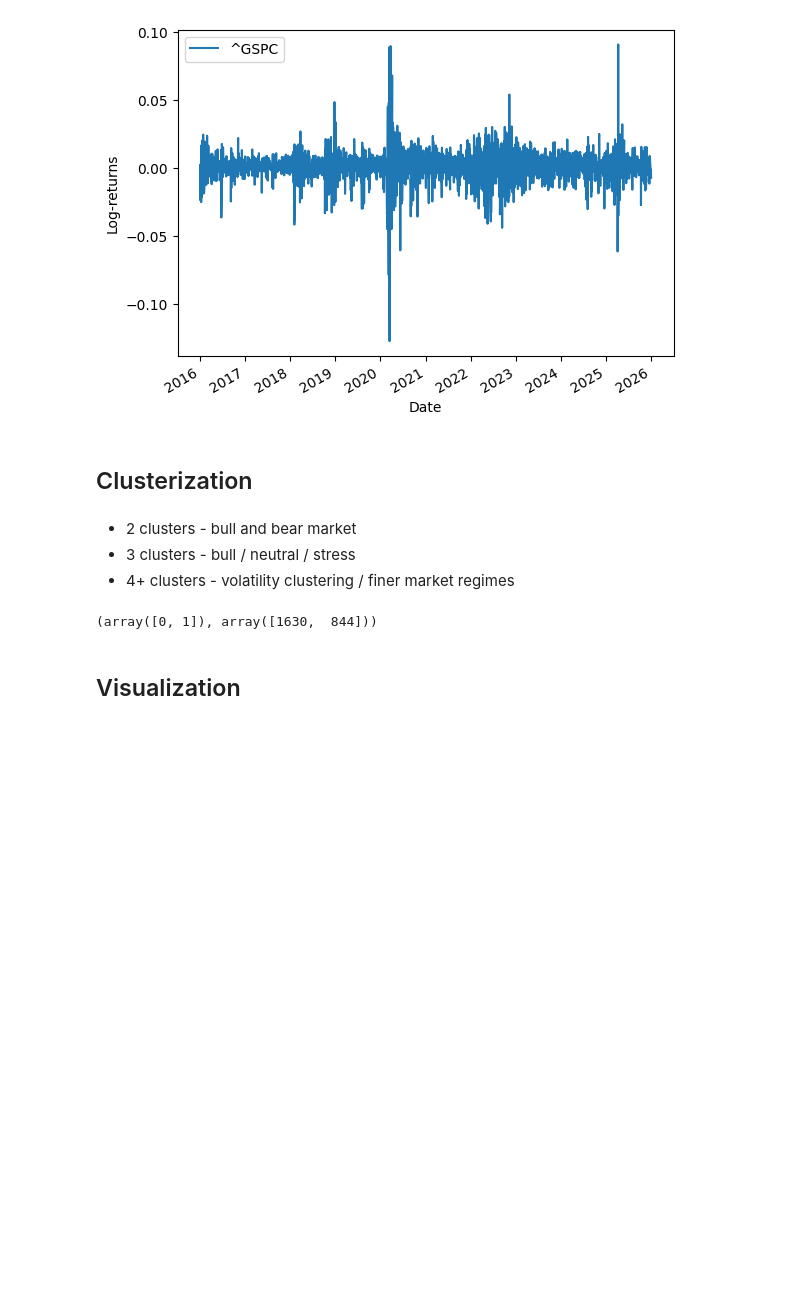
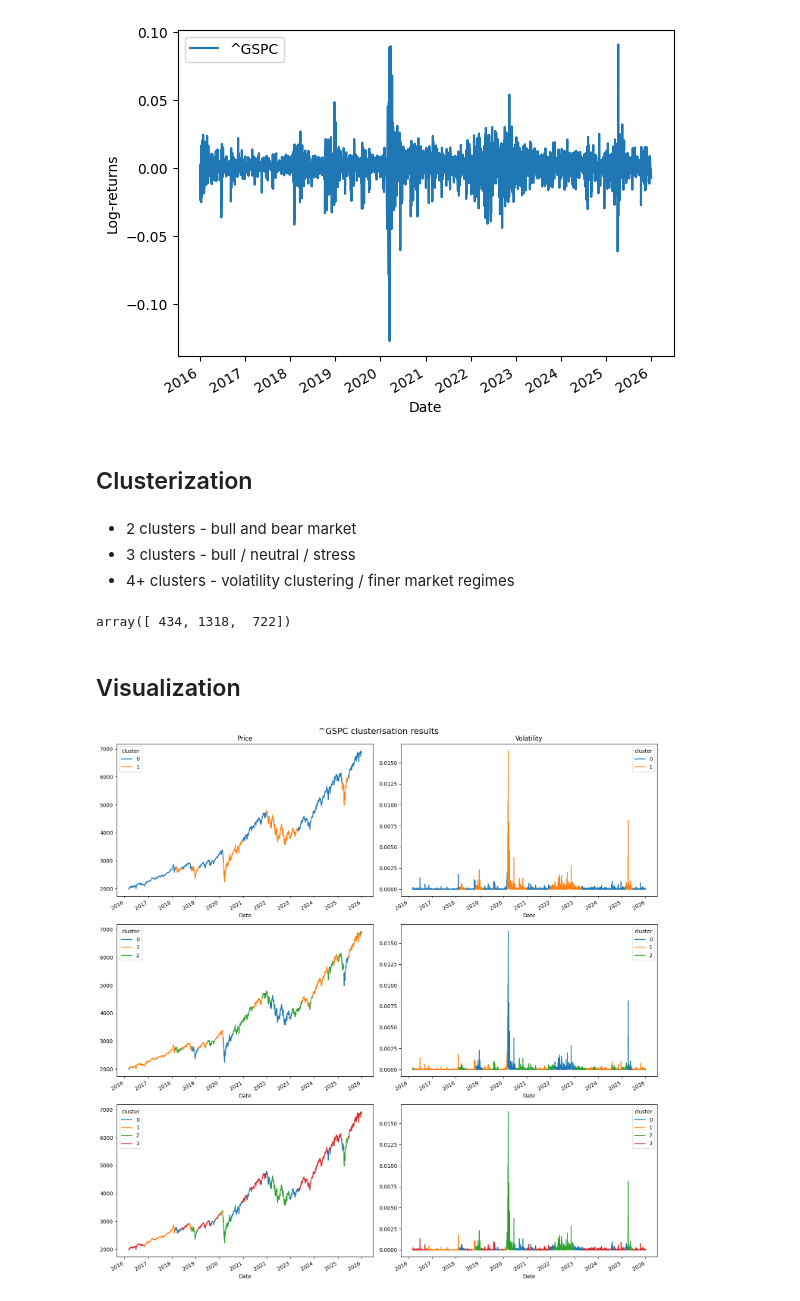
Before and after one commit to IvanKolesn/market_regime_detection, a Jupyter notebook: notebooks/univariate_detection.ipynb, the cells around one changed output. Drawn from its saved outputs; the diff is of its cells as text; code cells hidden in the pictures; blank space fills up the shorter version.

```diff
--- a/notebooks/univariate_detection.ipynb
+++ b/notebooks/univariate_detection.ipynb
@@ -87,4 +91,18 @@ data_for_clustering = split_array_into_windows(
 - 3 clusters - bull / neutral / stress
 - 4+ clusters - volatility clustering / finer market regimes
 # %%
-NUMBER_OF_CLUSTERS = 2
+final_clusters = {}
+
+for num_clusters in trange(2, 5):
+
+    assignments, _, _ = wasserstein_k_means(
+        chunks=data_for_clustering,
+        n_clusters=num_clusters,
+        max_iter=100
+    )
+
+    corrected_assignments = get_corrected_assignments(
+        assignments=assignments, window_shape=WINDOW_LENGTH_DAYS
+    )
+
+    final_clusters[num_clusters] = corrected_assignments
@@ -97,10 +109,47 @@ assignments, clusters, centroids = wasserstein_k_means(
+# %%
+np.bincount(final_clusters[3])
+# %% [output]
+array([ 434, 1318,  722])
 # %%
-np.unique(assignments, return_counts=True)
+# np.unique(assignments, return_counts=True)
-# %% [output]
-(array([0, 1]), array([1630,  844]))
 # %% [markdown]
 ## Visualization
 # %%
-corrected_assignments = get_corrected_assignments(
-    assignments=assignments, window_shape=WINDOW_LENGTH_DAYS
-)
+fig, axs = plt.subplots(3, 2, figsize=(15, 15))
+
+for n_clusters, cluster_assignment in final_clusters.items():
+
+
+    (
+        market_data.iloc[WINDOW_LENGTH_DAYS:, :]
+        .assign(cluster=cluster_assignment)
+        .reset_index()
+        .pivot(
+            index="Date",
+            columns="cluster",
+            values=TICKER
+        )
+        .plot(ax=axs[n_clusters-2, 0])
+    )
+
+    (
+        market_returns.iloc[WINDOW_LENGTH_DAYS-1:, :]
+        .apply(lambda x: (x - np.mean(x))**2)
+        .assign(cluster=cluster_assignment)
+        .reset_index()
+        .pivot(
+            index="Date",
+            columns="cluster",
+            values=TICKER
+        )
+        .plot(ax=axs[n_clusters-2, 1])
+    )
+
+axs[0, 0].set_title('Price')
+axs[0, 1].set_title('Volatility')
+fig.suptitle(f'{TICKER} clusterisation results', fontsize=16)
+
+plt.tight_layout()
+plt.show()
+# %% [output]
+[figure, added]
```
Also changed, not shown: parts of 23 cells of this notebook, 2 other files.
